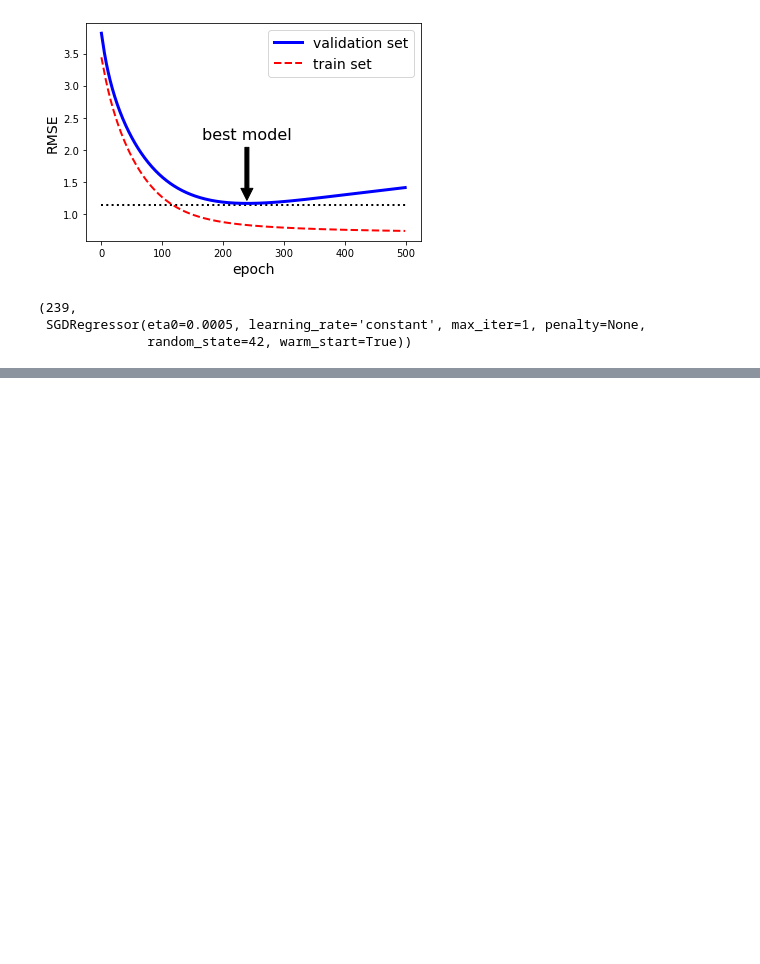
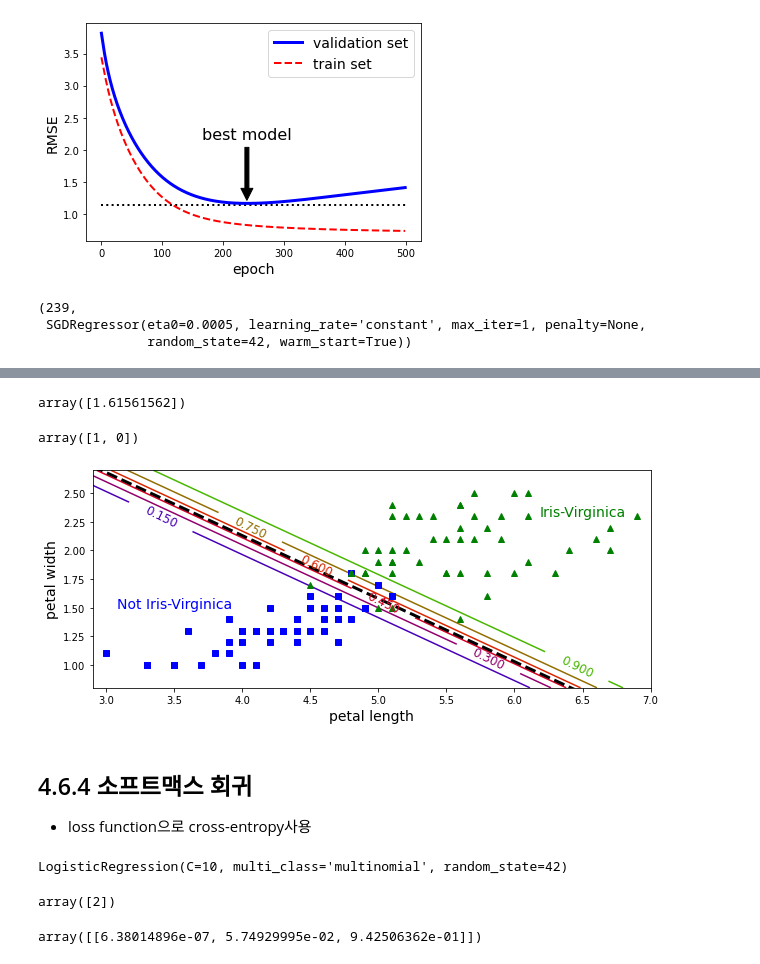
Before and after one commit to G-Polya/HandsOnMachineLearning, a Jupyter notebook: 4장 모델훈련/Untitled-1.ipynb, the cells around one changed output, grey strips where cells are left out. Drawn from its saved outputs; the diff is of its cells as text; code cells hidden in the pictures; blank space fills up the shorter version.

```diff
--- a/4장 모델훈련/Untitled-1.ipynb
+++ b/4장 모델훈련/Untitled-1.ipynb
@@ -554,0 +634,64 @@ t_init = np.array([[0.25], [-1]])
+# %%
+decision_boundary
+# %% [output]
+array([1.61561562])
+# %%
+log_reg.predict([[1.7],[1.5]]) # width가 1.7이면 1, 1.5면 0이라고 ㅇ
+# %% [output]
+array([1, 0])
+# %%
+X = iris["data"][:, (2, 3)]  # petal length, petal width
+y = (iris["target"] == 2).astype(np.int)
+
+log_reg = LogisticRegression(solver='liblinear', C=10**10, random_state=42)
+log_reg.fit(X, y)
+
+x0, x1 = np.meshgrid(
+        np.linspace(2.9, 7, 500).reshape(-1, 1),
+        np.linspace(0.8, 2.7, 200).reshape(-1, 1),
+    )
+X_new = np.c_[x0.ravel(), x1.ravel()]
+
+y_proba = log_reg.predict_proba(X_new)
+
+plt.figure(figsize=(10, 4))
+plt.plot(X[y==0, 0], X[y==0, 1], "bs") # label이 0인 것과 index가 같은 X의 원소 중에서 petal length(column 0), petal width(column 1)
+plt.plot(X[y==1, 0], X[y==1, 1], "g^")
+
+zz = y_proba[:, 1].reshape(x0.shape)
+contour = plt.contour(x0, x1, zz, cmap=plt.cm.brg)
+
+
+left_right = np.array([2.9, 7])
+boundary = -(log_reg.coef_[0][0] * left_right + log_reg.intercept_[0]) / log_reg.coef_[0][1]
+
+plt.clabel(contour, inline=1, fontsize=12)
+plt.plot(left_right, boundary, "k--", linewidth=3)
+plt.text(3.5, 1.5, "Not Iris-Virginica", fontsize=14, color="b", ha="center")
+plt.text(6.5, 2.3, "Iris-Virginica", fontsize=14, color="g", ha="center")
+plt.xlabel("petal length", fontsize=14)
+plt.ylabel("petal width", fontsize=14)
+plt.axis([2.9, 7, 0.8, 2.7])
+#save_fig("logistic_regression_contour_plot")
+plt.show()
+# %% [output]
+[figure, added]
+# %% [markdown]
+## 4.6.4 소프트맥스 회귀
+- loss function으로 cross-entropy사용
+# %%
+X = iris["data"][:,(2,3)]
+y = iris["target"]
+
+softmax_reg = LogisticRegression(multi_class="multinomial", solver="lbfgs", C=10, random_state=42)
+softmax_reg.fit(X,y)
+# %% [output]
+LogisticRegression(C=10, multi_class='multinomial', random_state=42)
+# %%
+softmax_reg.predict([[5,2]])
+# %% [output]
+array([2])
+# %%
+softmax_reg.predict_proba([[5,2]])
+# %% [output]
+array([[6.38014896e-07, 5.74929995e-02, 9.42506362e-01]])
```
Also changed, not shown: parts of 27 cells of this notebook, 1 other file.
